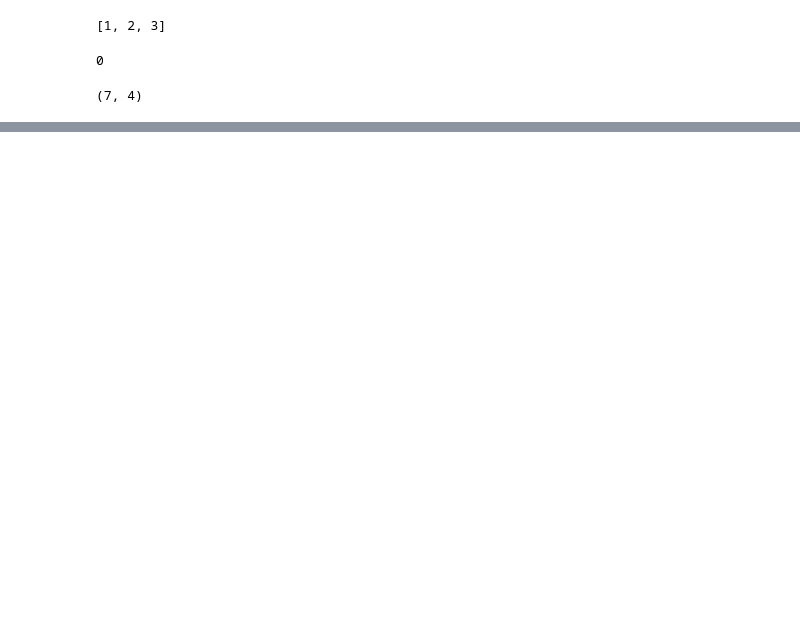
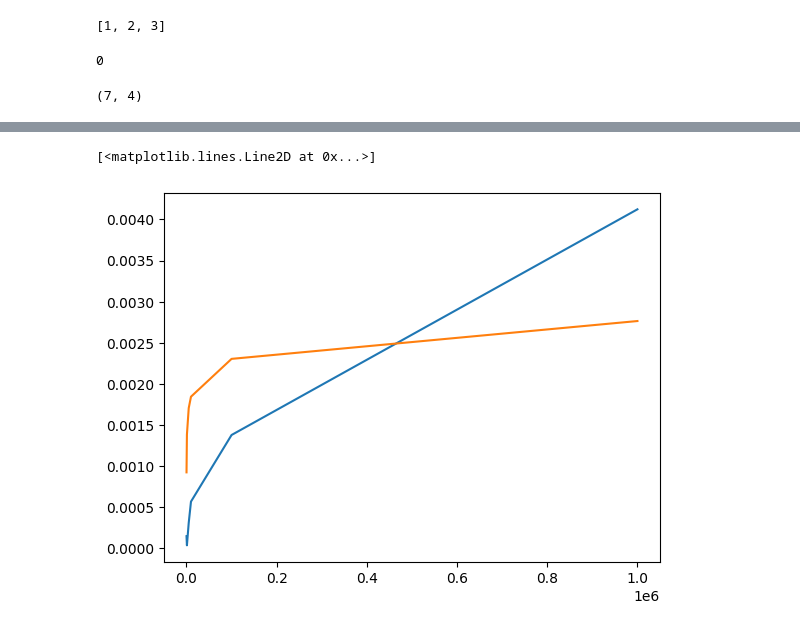
Before and after one commit to SemVan/AlgoMipt2026, a Jupyter notebook: BinarySearch.ipynb, the cells around one changed output, grey strips where cells are left out. Cells and saved outputs as stored; diff of their text form; code cells hidden in the pictures; blank space fills up the shorter version.

```diff
--- a/BinarySearch.ipynb
+++ b/BinarySearch.ipynb
@@ -58,0 +81,6 @@ for i in range(100):
+# %%
+plt.plot(lens, times)
+plt.plot(lens, 0.0002*np.log(lens))
+# %% [output]
+[<matplotlib.lines.Line2D at 0x...>]
+[figure, added]
```
Also changed, not shown: parts of 4 cells of this notebook, 1 other file.
